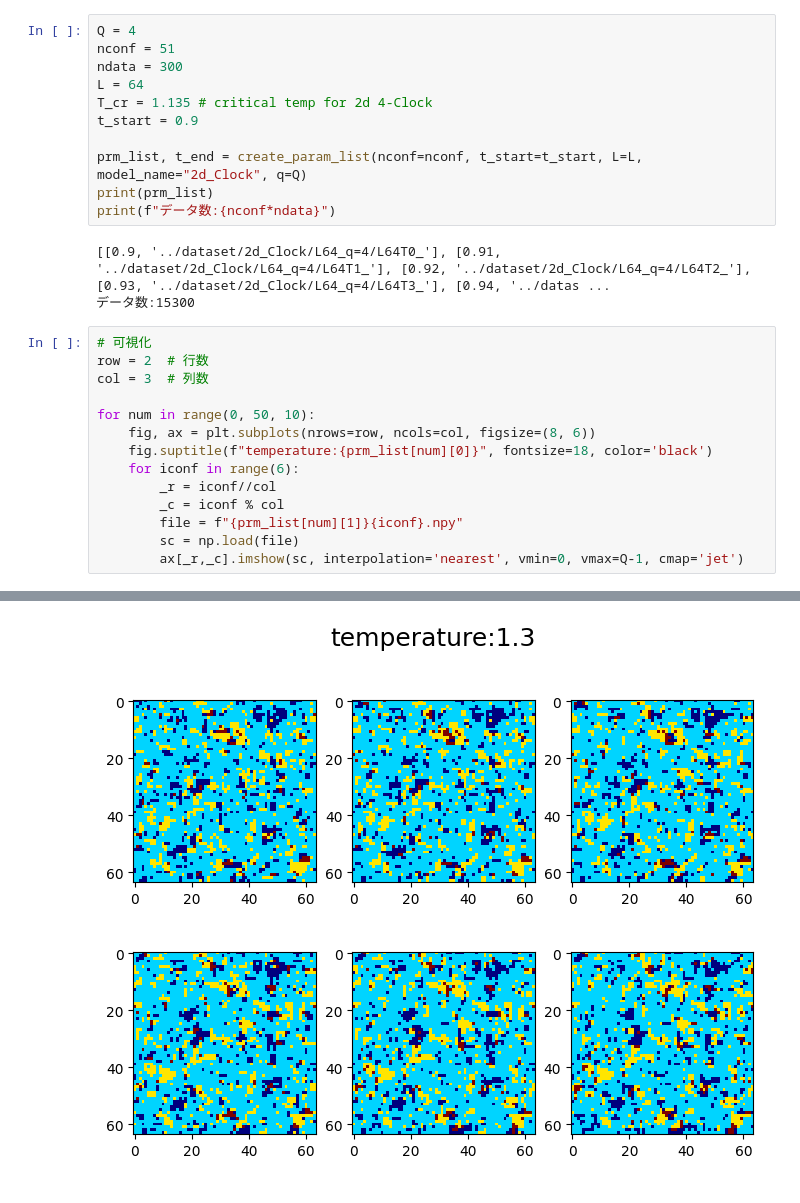
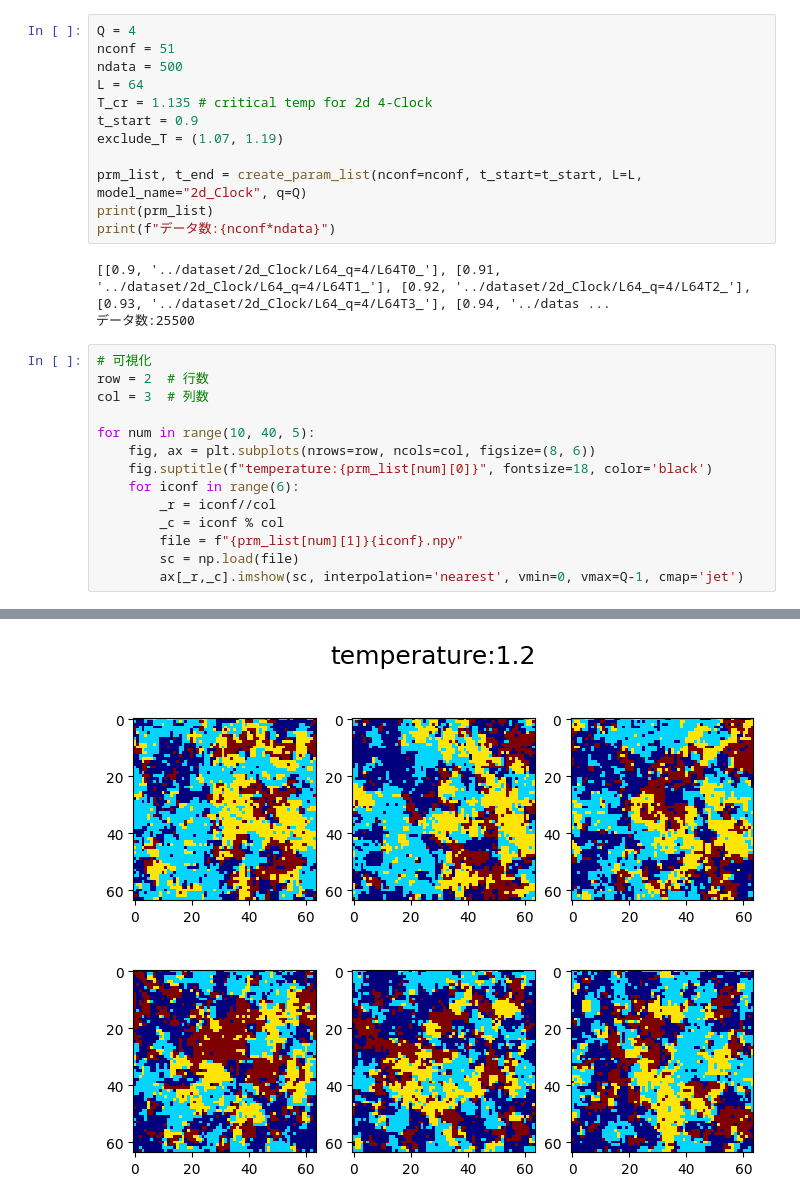
Before and after one commit to tatsuya0926/spin-configuration-learning, a Jupyter notebook: learning/train/train_cnn_Clock_q=4.ipynb, the cells around one changed output, grey strips where cells are left out. Cells and saved outputs as stored; diff of their text form.

```diff
--- a/learning/train/train_cnn_Clock_q=4.ipynb
+++ b/learning/train/train_cnn_Clock_q=4.ipynb
@@ -19,23 +18,24 @@ torch.manual_seed(3407)
 # %%
 Q = 4
 nconf = 51
-ndata = 300
+ndata = 500
 L = 64
 T_cr = 1.135 # critical temp for 2d 4-Clock
 t_start = 0.9
+exclude_T = (1.07, 1.19)
 
 prm_list, t_end = create_param_list(nconf=nconf, t_start=t_start, L=L, model_name="2d_Clock", q=Q)
 print(prm_list)
 print(f"データ数:{nconf*ndata}")
 # %% [output]
 [[0.9, '../dataset/2d_Clock/L64_q=4/L64T0_'], [0.91, '../dataset/2d_Clock/L64_q=4/L64T1_'], [0.92, '../dataset/2d_Clock/L64_q=4/L64T2_'], [0.93, '../dataset/2d_Clock/L64_q=4/L64T3_'], [0.94, '../datas ...
-データ数:15300
+データ数:25500
 # %%
 # 可視化
 row = 2  # 行数
 col = 3  # 列数
 
-for num in range(0, 50, 10):
+for num in range(10, 40, 5):
     fig, ax = plt.subplots(nrows=row, ncols=col, figsize=(8, 6))
     fig.suptitle(f"temperature:{prm_list[num][0]}", fontsize=18, color='black')
     for iconf in range(6):
@@ -52 +52 @@ for num in range(0, 50, 10):
-[figure, old version]
+[figure, new version]
```
Also changed, not shown: parts of 7 cells of this notebook, 19 other files.
